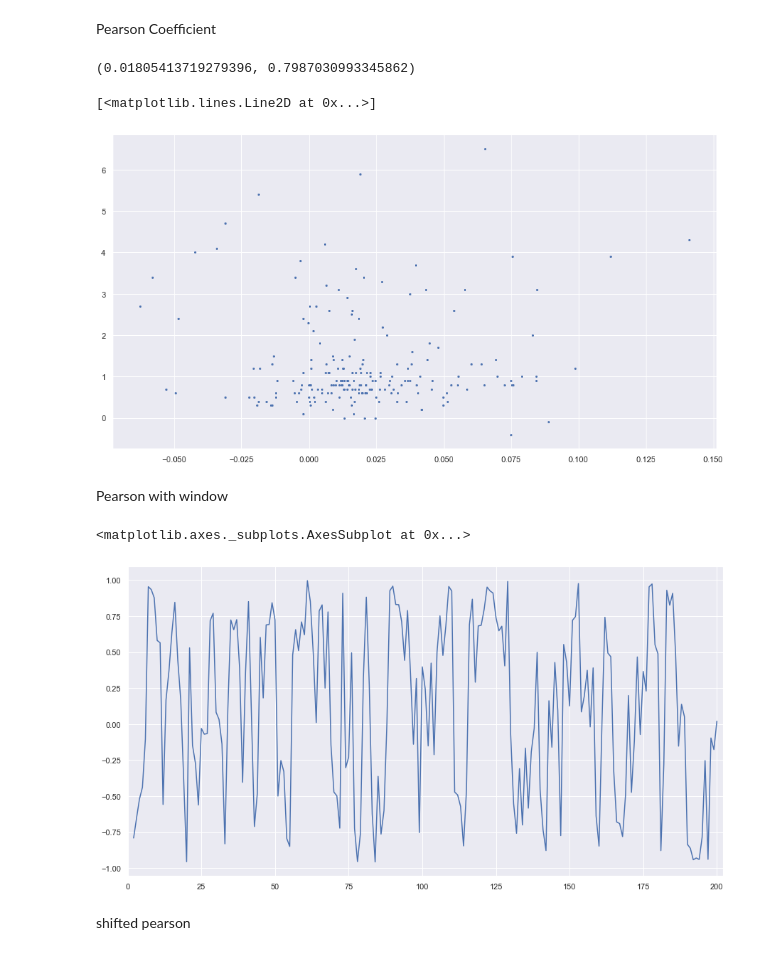
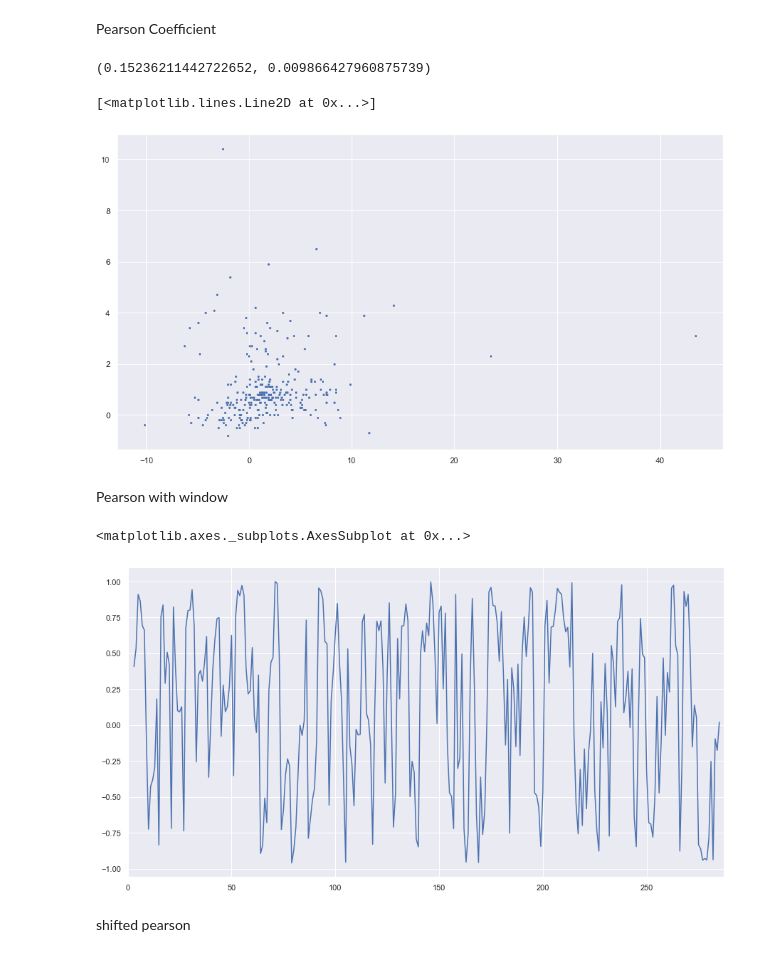
Before and after one commit to lambdaclass/finance_playground, a Jupyter notebook: notebooks/cmb_inflation/Correlation.ipynb, the cells around one changed output. Cells and saved outputs as stored; diff of their text form; code cells hidden in the pictures.

```diff
--- a/notebooks/cmb_inflation/Correlation.ipynb
+++ b/notebooks/cmb_inflation/Correlation.ipynb
@@ -14,8 +14,11 @@ import seaborn as sns
 sns.set(rc={'figure.figsize': (15, 8)})
 # %%
 inflation= pd.read_csv('data/inflation.csv', sep=",")
-inflation_since_2003=apply_mask(inflation,'2003-01-31','2019-12-30')
+inflation_since_1996=apply_mask(inflation,'1996-01-20','2019-12-30')
+inflation_since_2003=apply_mask(inflation,'2003-01-20','2019-12-30')
 monetary_base= pd.read_csv('data/monetary_base.csv', sep=",",thousands='.',dtype={'Monetary Base':np.int32})
 monetary_base_monthly_mean=mean_in_time(monetary_base,"1M")
+yearly_monetary_base=mean_in_time(monetary_base,"1Y")
+yearly_monetary_base_since_2003=apply_mask(yearly_monetary_base,'2003-01-20','2019-12-30')
 # %%
 inflation.set_index('Dates', inplace=True)
@@ -32,5 +43,9 @@ monetary_base.plot()
+# %%
+change_monetary_base_monthly_mean=monetary_base_monthly_mean.copy()
+change_monetary_base_monthly_mean["Monetary Base"]=change_monetary_base_monthly_mean["Monetary Base"].pct_change()*100
+change_monetary_base_monthly_mean=change_monetary_base_monthly_mean.rename(columns={"Monetary Base":"Change Monetary Base"})
 # %%
-monetary_base_monthly_mean.set_index('Dates', inplace=True)
-monetary_base_monthly_mean.plot()
+inflation_since_1996.set_index('Dates', inplace=True)
+inflation_since_1996.plot()
 # %% [output]
 <matplotlib.axes._subplots.AxesSubplot at 0x...>
@@ -38,5 +52,0 @@ monetary_base_monthly_mean.plot()
-# %%
-change_monetary_base_monthly_mean=monetary_base_monthly_mean.copy()
-change_monetary_base_monthly_mean["Monetary Base"]=change_monetary_base_monthly_mean["Monetary Base"].pct_change()
-change_monetary_base_monthly_mean=change_monetary_base_monthly_mean.rename(columns={"Monetary Base":"Change Monetary Base"})
-change_monetary_base_monthly_mean=change_monetary_base_monthly_mean[change_monetary_base_monthly_mean.index>'2003-02-01']
@@ -49,25 +53,25 @@ inflation_since_2003.plot()
 # %% [markdown]
 Pearson Coefficient
 # %%
-pearsonr(change_monetary_base_monthly_mean['Change Monetary Base'].values[:-1],inflation_since_2003['Inflation'])
+pearsonr(change_monetary_base_monthly_mean['Change Monetary Base'][1:-1],inflation_since_1996['Inflation'][1:])
 # %% [output]
-(0.01805413719279396, 0.7987030993345862)
+(0.15236211442722652, 0.009866427960875739)
 # %%
-plt.plot(change_monetary_base_monthly_mean['Change Monetary Base'].values[:-1],inflation_since_2003['Inflation'].values,'o',markersize=2)
+plt.plot(change_monetary_base_monthly_mean['Change Monetary Base'].values[:-1],inflation_since_1996['Inflation'].values,'o',markersize=2)
 # %% [output]
 [<matplotlib.lines.Line2D at 0x...>]
-[figure, old version]
+[figure, new version]
 # %% [markdown]
 Pearson with window
 # %%
 window=4 #in months
 change_monetary_base_values=change_monetary_base_monthly_mean['Change Monetary Base'].reset_index().drop(['Dates'],axis=1)
-inflation_values=inflation_since_2003['Inflation'].reset_index().drop(['Dates'],axis=1)
+inflation_values=inflation_since_1996['Inflation'].reset_index().drop(['Dates'],axis=1)
 rolling_r=change_monetary_base_values['Change Monetary Base'].rolling(window=window,center=True).corr(inflation_values['Inflation'])
 rolling_r.plot()
 # %% [output]
 <matplotlib.axes._subplots.AxesSubplot at 0x...>
-[figure, old version]
+[figure, new version]
 # %% [markdown]
 shifted pearson
 # %%
```
Also changed, not shown: parts of 24 cells of this notebook, 3 other files.
